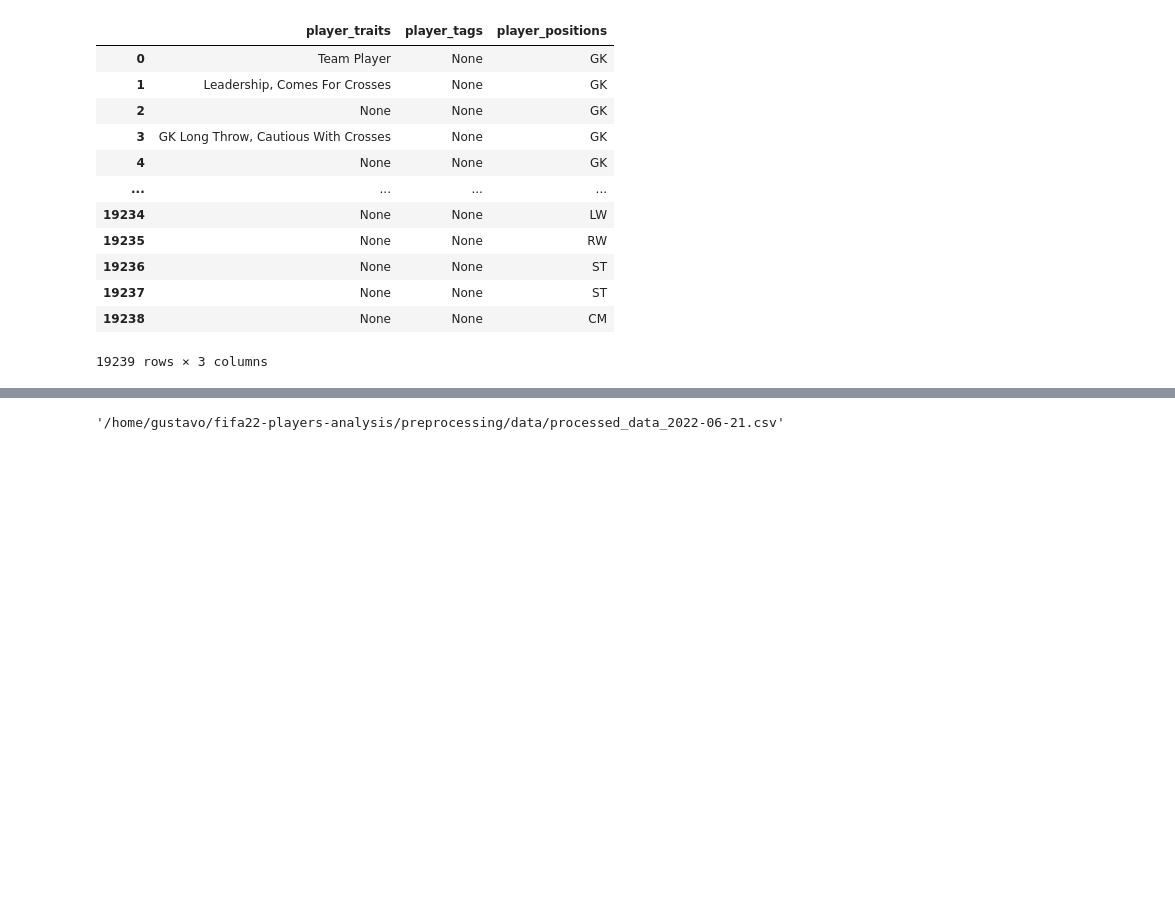
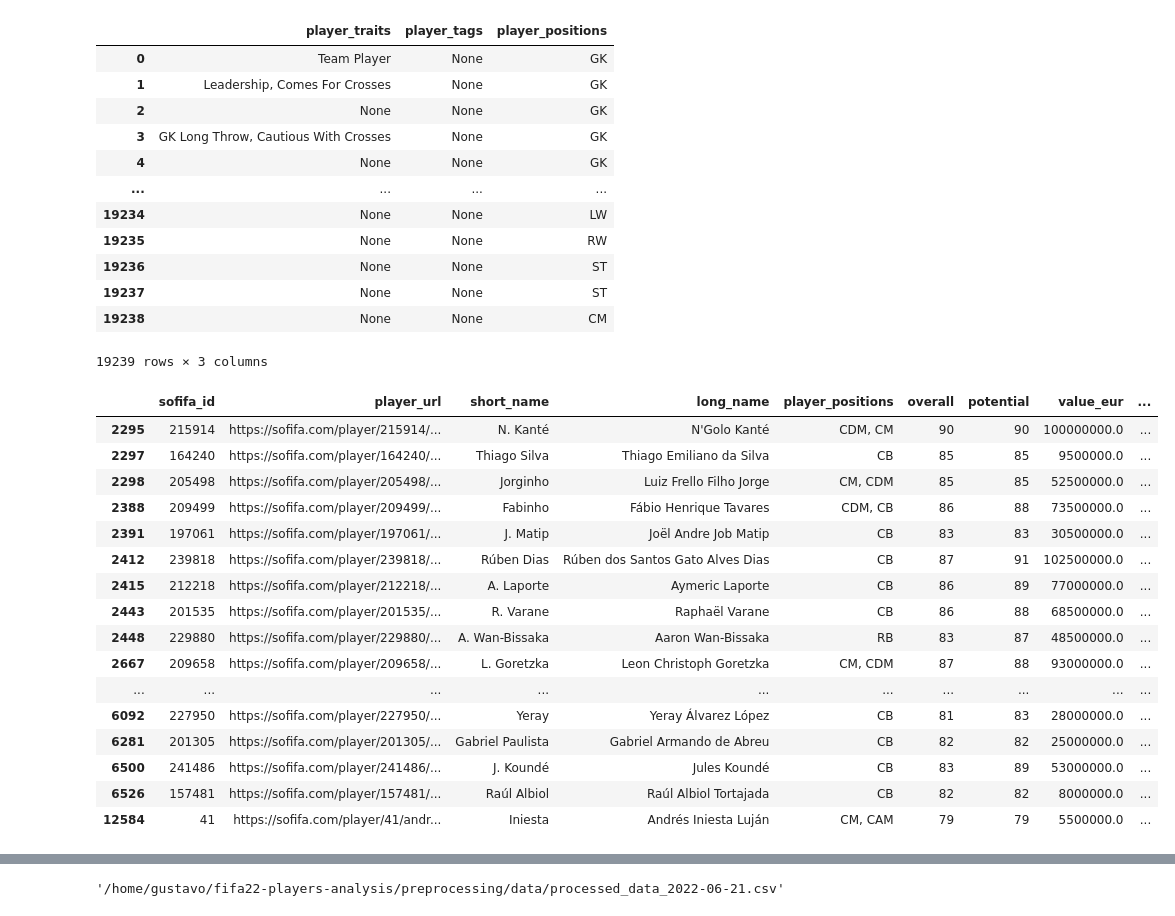
Before and after one commit to olucaslopes/fifa22-players-analysis, a Jupyter notebook: preprocessing/feature_engineering.ipynb, the cells around one changed output, grey strips where cells are left out. Saved outputs shown, nothing was run; the diff lists cells and outputs as text; code cells hidden in the pictures; blank space fills up the shorter version.

```diff
--- a/preprocessing/feature_engineering.ipynb
+++ b/preprocessing/feature_engineering.ipynb
@@ -6,7 +6,7 @@ from datetime import date, datetime
 import pandas as pd
 import os
 
-pd.set_option('display.max_columns', 150)
+pd.set_option('display.max_columns', 350)
 # %%
 def get_project_root_path():
     project_directory = "fifa22-players-analysis"
@@ -99,3 +99,23 @@ data[["player_traits", "player_tags", "player_positions"]]
 | 19237 | None | None | ST |
 | 19238 | None | None | CM |
 19239 rows × 3 columns
+# %%
+data.loc[data["player_tags"].astype(str).str.contains(r" ", regex=True)]
+# %% [output]
+|  | sofifa_id | player_url | short_name | long_name | player_positions | overall | potential | value_eur | ... |
+| 2295 | 215914 | https://sofifa.com/player/215914/... | N. Kanté | N'Golo Kanté | CDM, CM | 90 | 90 | 100000000.0 | ... |
+| 2297 | 164240 | https://sofifa.com/player/164240/... | Thiago Silva | Thiago Emiliano da Silva | CB | 85 | 85 | 9500000.0 | ... |
+| 2298 | 205498 | https://sofifa.com/player/205498/... | Jorginho | Luiz Frello Filho Jorge | CM, CDM | 85 | 85 | 52500000.0 | ... |
+| 2388 | 209499 | https://sofifa.com/player/209499/... | Fabinho | Fábio Henrique Tavares | CDM, CB | 86 | 88 | 73500000.0 | ... |
+| 2391 | 197061 | https://sofifa.com/player/197061/... | J. Matip | Joël Andre Job Matip | CB | 83 | 83 | 30500000.0 | ... |
+| 2412 | 239818 | https://sofifa.com/player/239818/... | Rúben Dias | Rúben dos Santos Gato Alves Dias | CB | 87 | 91 | 102500000.0 | ... |
+| 2415 | 212218 | https://sofifa.com/player/212218/... | A. Laporte | Aymeric Laporte | CB | 86 | 89 | 77000000.0 | ... |
+| 2443 | 201535 | https://sofifa.com/player/201535/... | R. Varane | Raphaël Varane | CB | 86 | 88 | 68500000.0 | ... |
+| 2448 | 229880 | https://sofifa.com/player/229880/... | A. Wan-Bissaka | Aaron Wan-Bissaka | RB | 83 | 87 | 48500000.0 | ... |
+| 2667 | 209658 | https://sofifa.com/player/209658/... | L. Goretzka | Leon Christoph Goretzka | CM, CDM | 87 | 88 | 93000000.0 | ... |
+| ... | ... | ... | ... | ... | ... | ... | ... | ... | ... |
+| 6092 | 227950 | https://sofifa.com/player/227950/... | Yeray | Yeray Álvarez López | CB | 81 | 83 | 28000000.0 | ... |
+| 6281 | 201305 | https://sofifa.com/player/201305/... | Gabriel Paulista | Gabriel Armando de Abreu | CB | 82 | 82 | 25000000.0 | ... |
+| 6500 | 241486 | https://sofifa.com/player/241486/... | J. Koundé | Jules Koundé | CB | 83 | 89 | 53000000.0 | ... |
+| 6526 | 157481 | https://sofifa.com/player/157481/... | Raúl Albiol | Raúl Albiol Tortajada | CB | 82 | 82 | 8000000.0 | ... |
+| 12584 | 41 | https://sofifa.com/player/41/andr... | Iniesta | Andrés Iniesta Luján | CM, CAM | 79 | 79 | 5500000.0 | ... |
```
Also changed, not shown: parts of 5 cells of this notebook, 3 other files.
